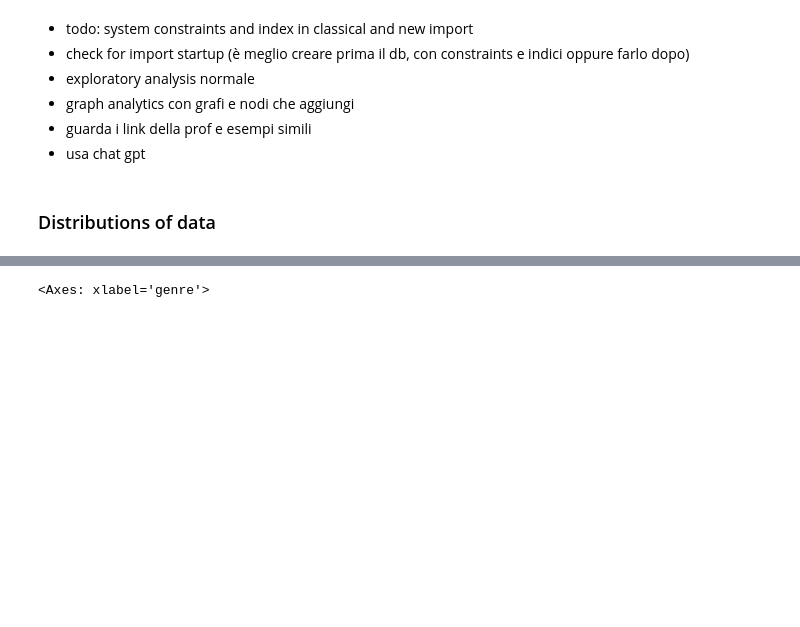
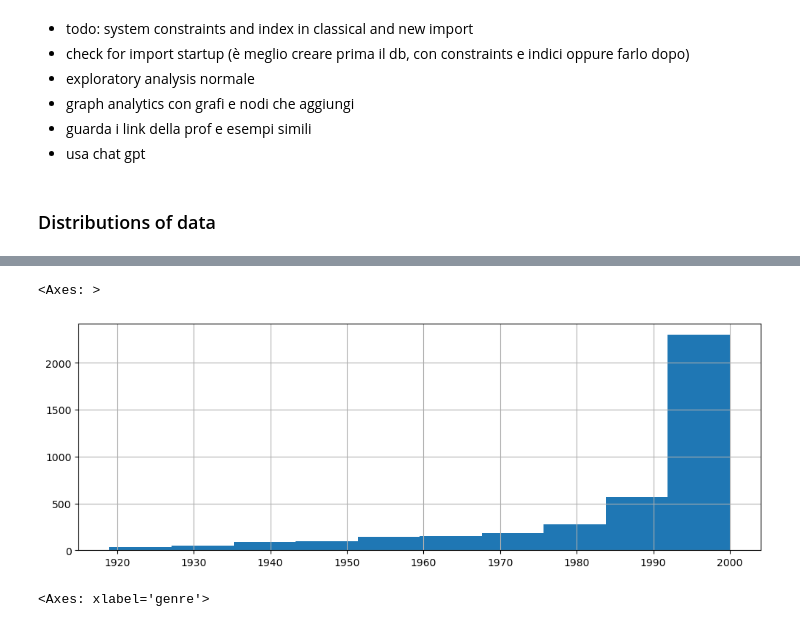
Before and after one commit to AngeloLongano/graph_analytics_movie_dataset, a Jupyter notebook: 2_exploratory_analysis.ipynb, the cells around one changed output, grey strips where cells are left out. Cells and saved outputs as stored; diff of their text form; code cells hidden in the pictures; blank space fills up the shorter version.

```diff
--- a/2_exploratory_analysis.ipynb
+++ b/2_exploratory_analysis.ipynb
@@ -76,3 +83,14 @@ SyntaxError: invalid syntax. Perhaps you forgot a comma? (4006939171.py, line 3)
+# %%
+movies = gds.run_cypher(
+    """
+    MATCH (m:Movie)
+    RETURN m.title as title,m.year as year;
+"""
+)
+movies["year"].hist(figsize=(12, 4))
+# %% [output]
+<Axes: >
+[figure, added]
 # %%
 movies_per_genre_distributions = gds.run_cypher(
     """
```
Also changed, not shown: parts of 26 cells of this notebook, 4 other files.
